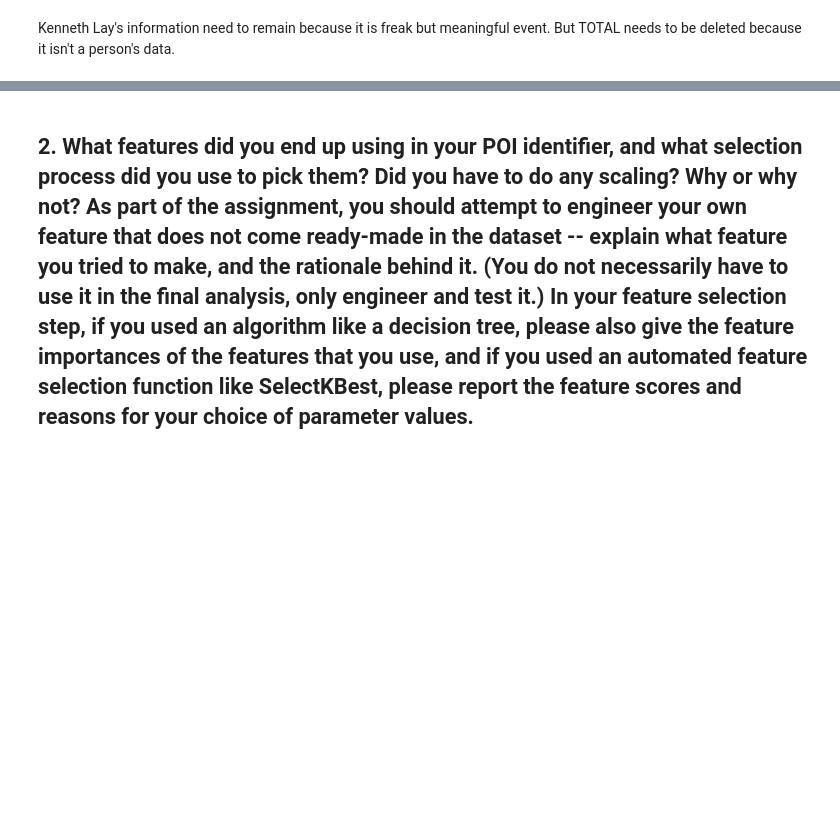
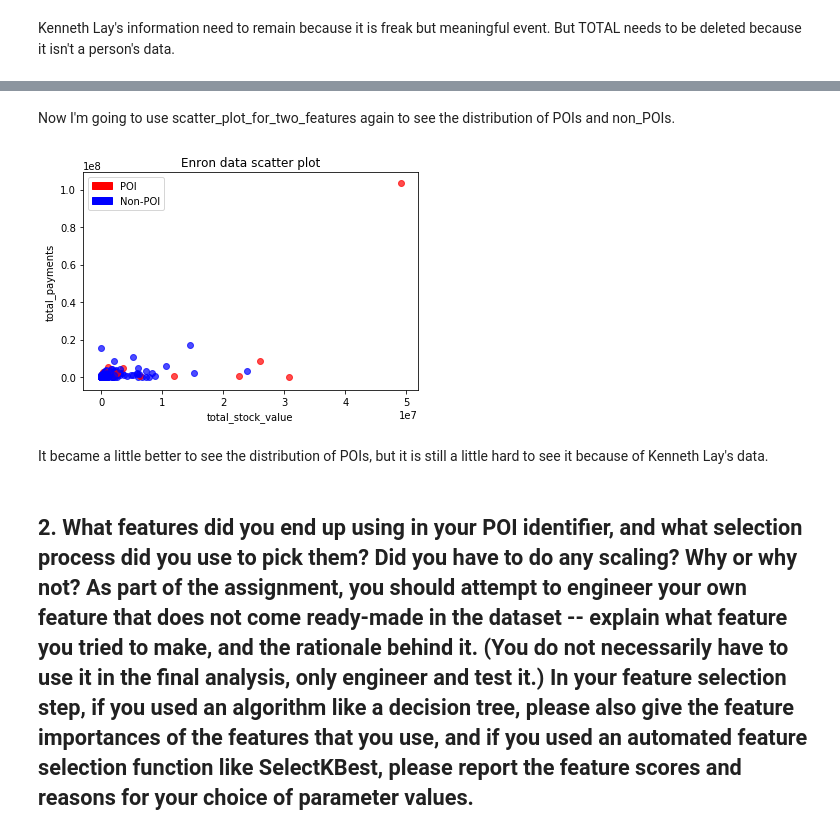
Before and after one commit to JehyeonHeo/learn_machine_learning, a Jupyter notebook: final_project/Documentation of ML project.ipynb, the cells around one changed output, grey strips where cells are left out. Cells and saved outputs as stored; diff of their text form; code cells hidden in the pictures; blank space fills up the shorter version.

```diff
--- a/final_project/Documentation of ML project.ipynb
+++ b/final_project/Documentation of ML project.ipynb
@@ -133,7 +133,7 @@ def scatter_plot_for_two_features(data_dict, label, feature1, feature2):
             c = 'red'
         else:
             c = 'blue'
-        plt.scatter(point_feature1, point_feature2, c = c)
+        plt.scatter(point_feature1, point_feature2, c = c, alpha = 0.7)
 
     plt.xlabel(feature1)
     plt.ylabel(feature2)
@@ -169,3 +169,4 @@ Kenneth Lay's information need to remain because it is freak but meaningful even
 But TOTAL needs to be deleted because it isn't a person's data.
 # %%
 #Delete TOTAL from data_dict using pop function.
+data_dict.pop('TOTAL', 0)
@@ -176,3 +191,12 @@ dict.pop(name, 0) before featureFormat() to remove outlier.
+# %% [markdown]
+Now I'm going to use scatter_plot_for_two_features again to see the distribution of POIs and non_POIs.
+# %%
+#Use scatter_plot_for_two_features again after deleting 'TOTAL'.
+scatter_plot_for_two_features(data_dict, 'poi', 'total_stock_value', 'total_payments')
+# %% [output]
+[figure, added]
+# %% [markdown]
+It became a little better to see the distribution of POIs, but it is still a little hard to see it because of Kenneth Lay's data.
 # %% [markdown]
 ## 2. What features did you end up using in your POI identifier, and what selection process did you use to pick them? Did you have to do any scaling? Why or why not? As part of the assignment, you should attempt to engineer your own feature that does not come ready-made in the dataset -- explain what feature you tried to make, and the rationale behind it. (You do not necessarily have to use it in the final analysis, only engineer and test it.) In your feature selection step, if you used an algorithm like a decision tree, please also give the feature importances of the features that you use, and if you used an automated feature selection function like SelectKBest, please report the feature scores and reasons for your choice of parameter values.
 # %% [markdown]
```
Also changed, not shown: parts of 3 cells of this notebook.
